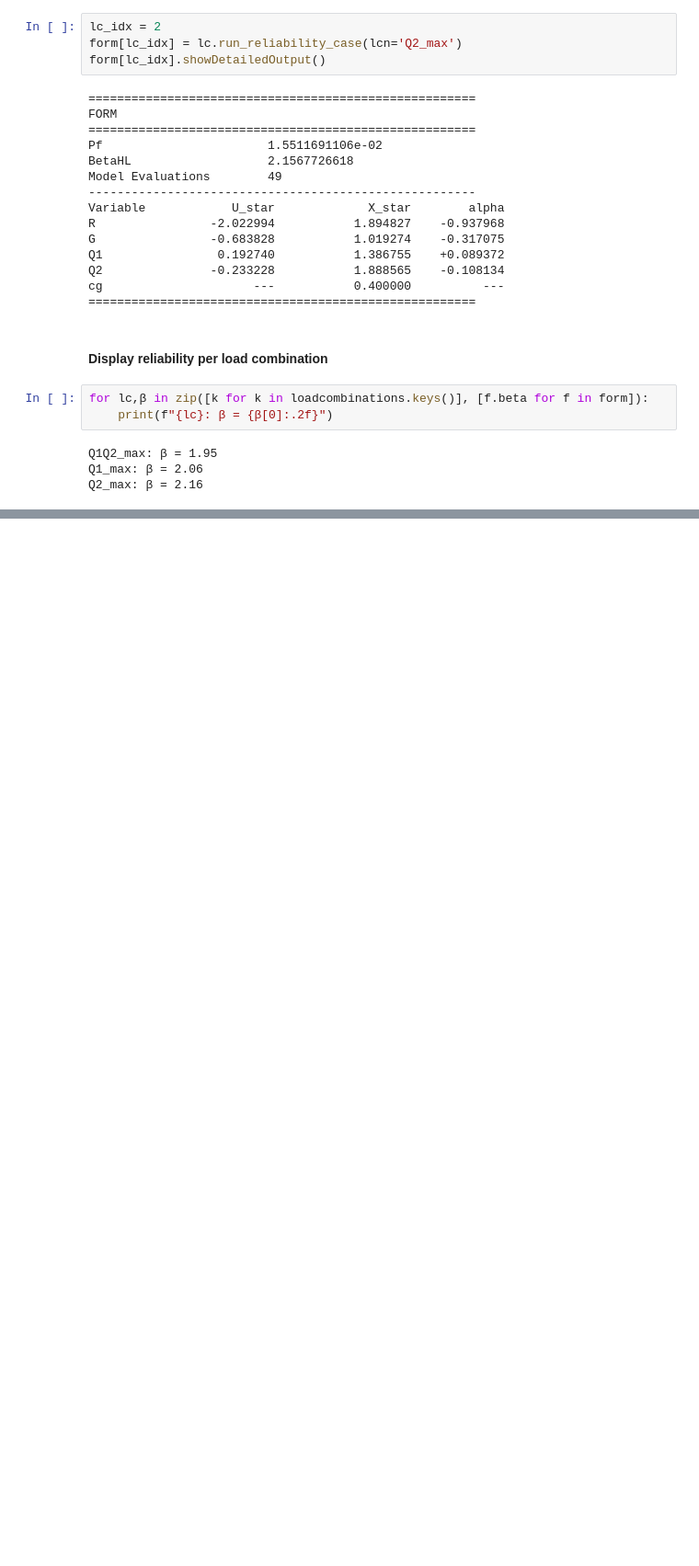
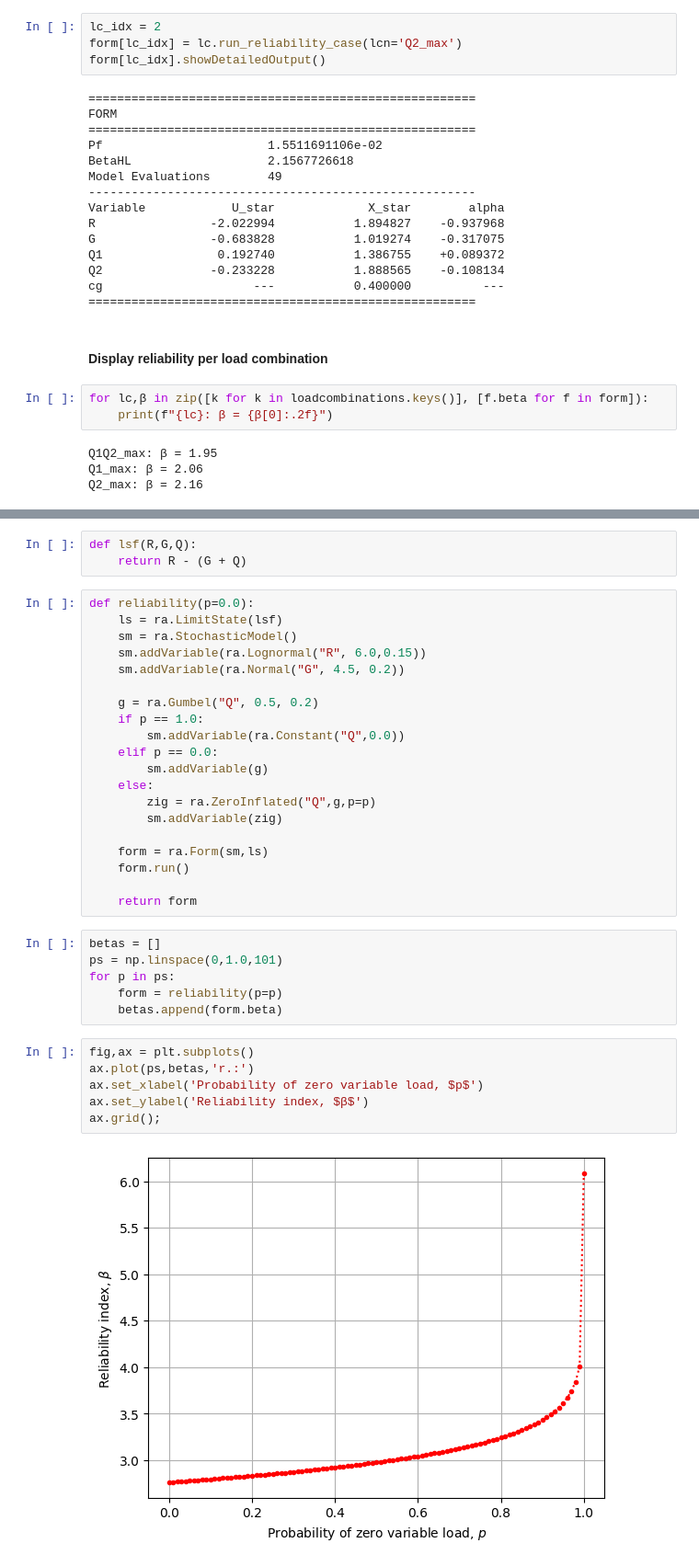
Before and after one commit to pystra/pystra, a Jupyter notebook: docs/source/notebooks/ex_load_combinations.ipynb, the cells around one changed output, grey strips where cells are left out. Shown at 92% size. Cells and saved outputs as stored; diff of their text form; blank space fills up the shorter version.

```diff
--- a/docs/source/notebooks/ex_load_combinations.ipynb
+++ b/docs/source/notebooks/ex_load_combinations.ipynb
@@ -157,0 +208,37 @@ Q2_max: β = 2.16
+# %%
+def lsf(R,G,Q):
+    return R - (G + Q)
+# %%
+def reliability(p=0.0):
+    ls = ra.LimitState(lsf)
+    sm = ra.StochasticModel()
+    sm.addVariable(ra.Lognormal("R", 6.0,0.15))
+    sm.addVariable(ra.Normal("G", 4.5, 0.2))
+
+    g = ra.Gumbel("Q", 0.5, 0.2)
+    if p == 1.0:
+        sm.addVariable(ra.Constant("Q",0.0))
+    elif p == 0.0:
+        sm.addVariable(g)
+    else:
+        zig = ra.ZeroInflated("Q",g,p=p)
+        sm.addVariable(zig)
+
+    form = ra.Form(sm,ls)
+    form.run()
+
+    return form
+# %%
+betas = []
+ps = np.linspace(0,1.0,101)
+for p in ps:
+    form = reliability(p=p)
+    betas.append(form.beta)
+# %%
+fig,ax = plt.subplots()
+ax.plot(ps,betas,'r.:')
+ax.set_xlabel('Probability of zero variable load, $p$')
+ax.set_ylabel('Reliability index, $β$')
+ax.grid();
+# %% [output]
+[figure, added]
```
Also changed, not shown: parts of 25 cells of this notebook, 6 other files.
